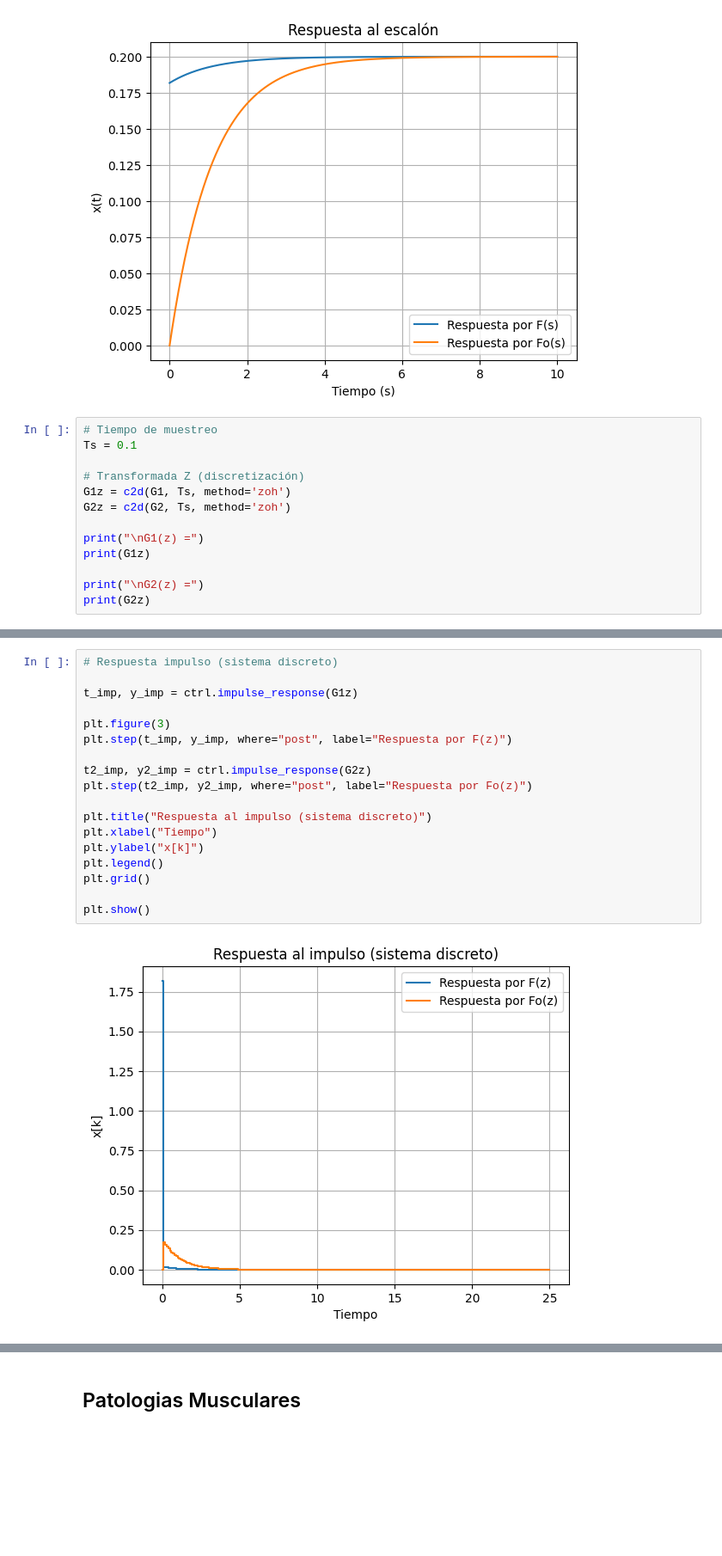
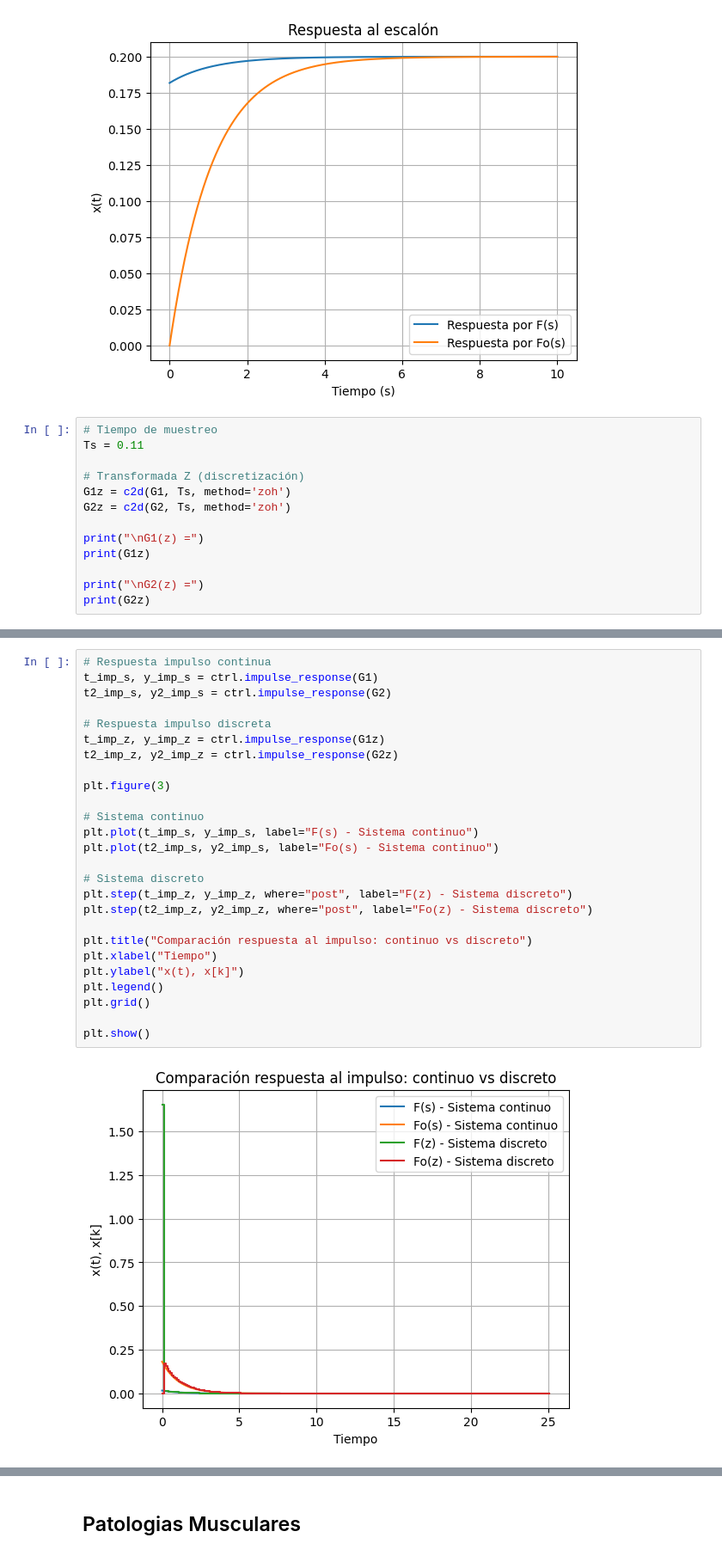
Before and after one commit to juandiego2205/Repository_lab_control, a Jupyter notebook: Code_Practica_1_sistemas_descritos.ipynb, the cells around one changed output, grey strips where cells are left out. Shown at 86% size. Cells and saved outputs as stored; diff of their text form; blank space fills up the shorter version.

```diff
--- a/Code_Practica_1_sistemas_descritos.ipynb
+++ b/Code_Practica_1_sistemas_descritos.ipynb
@@ -108,7 +108,7 @@ plt.show()
 [figure]
 # %%
 # Tiempo de muestreo
-Ts = 0.1
+Ts = 0.11
 
 # Transformada Z (discretización)
 G1z = c2d(G1, Ts, method='zoh')
@@ -142,21 +142,29 @@ dt = 0.1
 # %%
-# Respuesta impulso (sistema discreto)
+# Respuesta impulso continua
+t_imp_s, y_imp_s = ctrl.impulse_response(G1)
+t2_imp_s, y2_imp_s = ctrl.impulse_response(G2)
 
-t_imp, y_imp = ctrl.impulse_response(G1z)
+# Respuesta impulso discreta
+t_imp_z, y_imp_z = ctrl.impulse_response(G1z)
+t2_imp_z, y2_imp_z = ctrl.impulse_response(G2z)
 
 plt.figure(3)
-plt.step(t_imp, y_imp, where="post", label="Respuesta por F(z)")
 
-t2_imp, y2_imp = ctrl.impulse_response(G2z)
-plt.step(t2_imp, y2_imp, where="post", label="Respuesta por Fo(z)")
+# Sistema continuo
+plt.plot(t_imp_s, y_imp_s, label="F(s) - Sistema continuo")
+plt.plot(t2_imp_s, y2_imp_s, label="Fo(s) - Sistema continuo")
 
-plt.title("Respuesta al impulso (sistema discreto)")
+# Sistema discreto
+plt.step(t_imp_z, y_imp_z, where="post", label="F(z) - Sistema discreto")
+plt.step(t2_imp_z, y2_imp_z, where="post", label="Fo(z) - Sistema discreto")
+
+plt.title("Comparación respuesta al impulso: continuo vs discreto")
 plt.xlabel("Tiempo")
-plt.ylabel("x[k]")
+plt.ylabel("x(t), x[k]")
 plt.legend()
 plt.grid()
 
 plt.show()
 # %% [output]
-[figure, old version]
+[figure, new version]
 # %%
```
Also changed, not shown: parts of 7 cells of this notebook.
